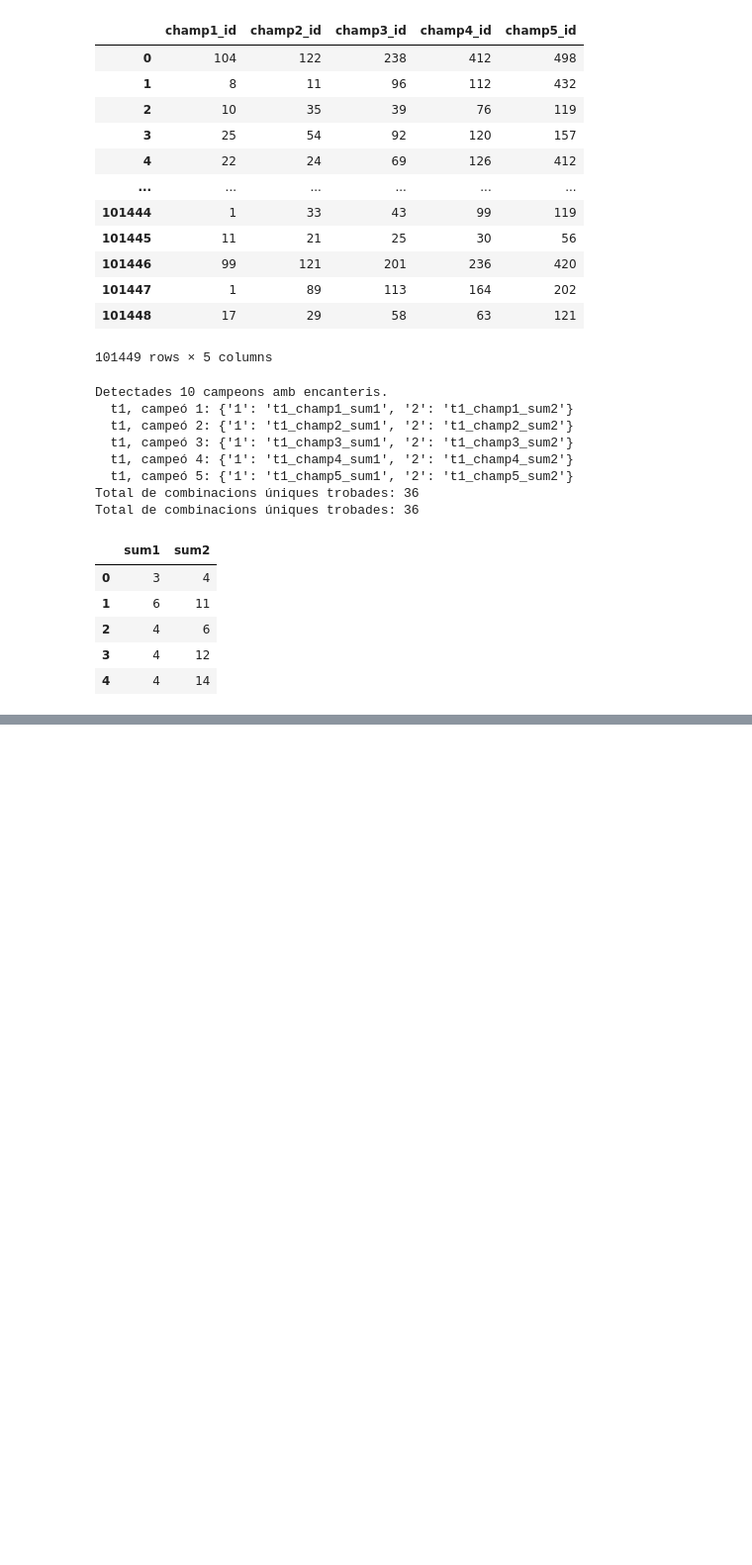
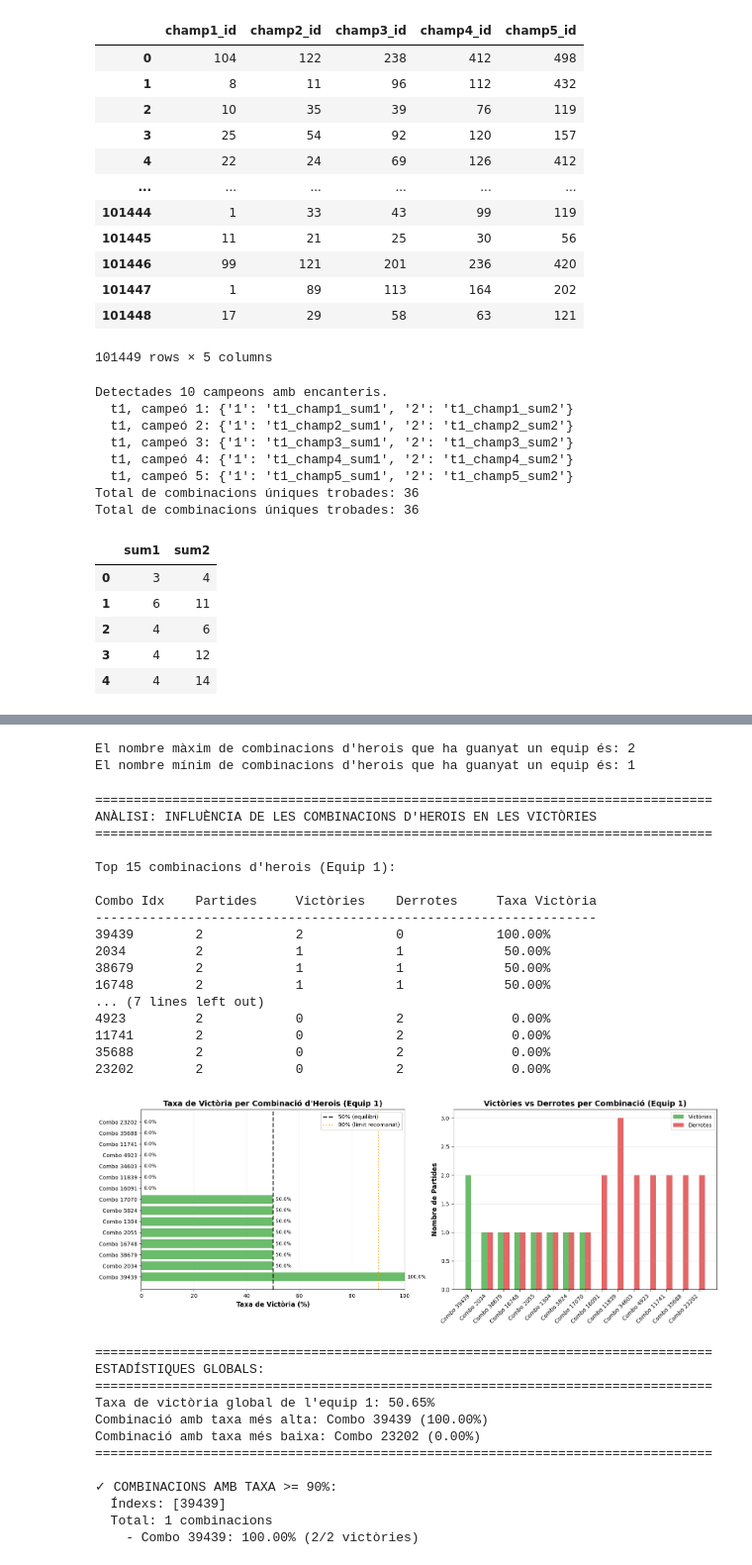
Before and after one commit to NIU1710545/Kaggle-Code, a Jupyter notebook: Anàlisi_de_dades/Combinacions_herois_i_encanteris.ipynb, the cells around one changed output, grey strips where cells are left out. Shown at 99% size. Cells and saved outputs as stored; diff of their text form; code cells hidden in the pictures; blank space fills up the shorter version.

Commit message:
Anàlisi heroi continuació

```diff
--- a/Anàlisi_de_dades/Combinacions_herois_i_encanteris.ipynb
+++ b/Anàlisi_de_dades/Combinacions_herois_i_encanteris.ipynb
@@ -108,4 +109,16 @@ Total de combinacions úniques trobades: 36
 | 3 | 4 | 12 |
 | 4 | 4 | 14 |
 # %%
+# Primer, assegura't que tens les combinacions d'encanteris amb índex
+combinacions_encanteris_df['spell_index'] = range(len(combinacions_encanteris_df))
+
+# Aplicar la funció completa
+DataSet_reduit = afegir_totes_combinacions_a_dataset(
+    df=DataSet_herois,
+    combinacions_equips_df=combinacions_equips_df,
+    combinacions_encanteris_df=combinacions_encanteris_df
+)
+
+print(f"Dimensions del dataset reduït: {DataSet_reduit.shape}")
+print(f"Columnes reduïdes: {list(DataSet_reduit.columns)}")
 # %% [output]
@@ -145,0 +143,46 @@ DataSet_herois.head(10)
+# %%
+# Obtenim les dades on l'equip 1 ha guanyat
+DataSet_herois_1 = DataSet_reduit[DataSet_reduit['winner'] == 1]
+count = DataSet_herois_1['team1_comb_index'].value_counts()
+
+max = count.max()
+min = count.min()
+
+print(f"El nombre màxim de combinacions d'herois que ha guanyat un equip és: {max}")
+print(f"El nombre mínim de combinacions d'herois que ha guanyat un equip és: {min}")
+# %% [output]
+El nombre màxim de combinacions d'herois que ha guanyat un equip és: 2
+El nombre mínim de combinacions d'herois que ha guanyat un equip és: 1
+# %%
+combos_recomanats = crear_grafica_i_analisi_de_combinacions_guanyades(DataSet_reduit, 'team1_comb_index', 1)
+# %% [output]
+================================================================================
+ANÀLISI: INFLUÈNCIA DE LES COMBINACIONS D'HEROIS EN LES VICTÒRIES
+================================================================================
+
+Top 15 combinacions d'herois (Equip 1):
+
+Combo Idx    Partides     Victòries    Derrotes     Taxa Victòria
+-----------------------------------------------------------------
+39439        2            2            0            100.00%
+2034         2            1            1             50.00%
+38679        2            1            1             50.00%
+16748        2            1            1             50.00%
+... (7 lines left out)
+4923         2            0            2              0.00%
+11741        2            0            2              0.00%
+35688        2            0            2              0.00%
+23202        2            0            2              0.00%
+[figure, added]
+================================================================================
+ESTADÍSTIQUES GLOBALS:
+================================================================================
+Taxa de victòria global de l'equip 1: 50.65%
+Combinació amb taxa més alta: Combo 39439 (100.00%)
+Combinació amb taxa més baixa: Combo 23202 (0.00%)
+================================================================================
+
+✓ COMBINACIONS AMB TAXA >= 90%:
+  Índexs: [39439]
+  Total: 1 combinacions
+    - Combo 39439: 100.00% (2/2 victòries)
```
Also changed, not shown: parts of 15 cells of this notebook, 1 other file.
